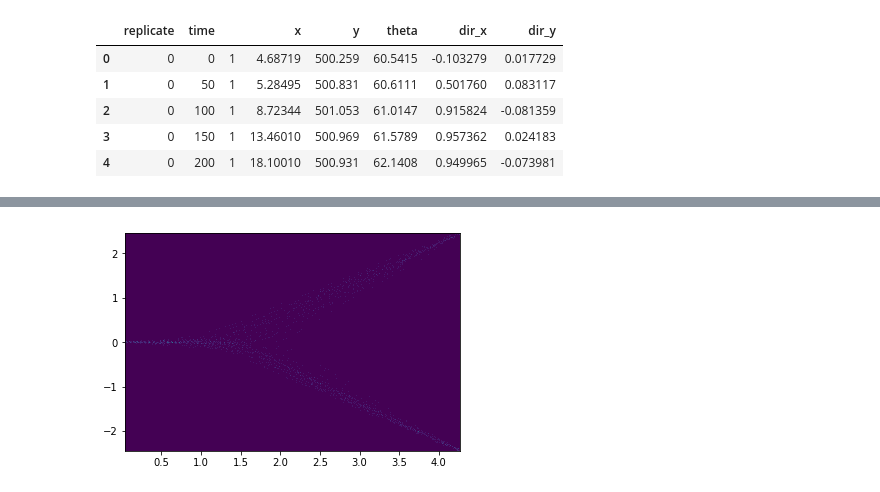
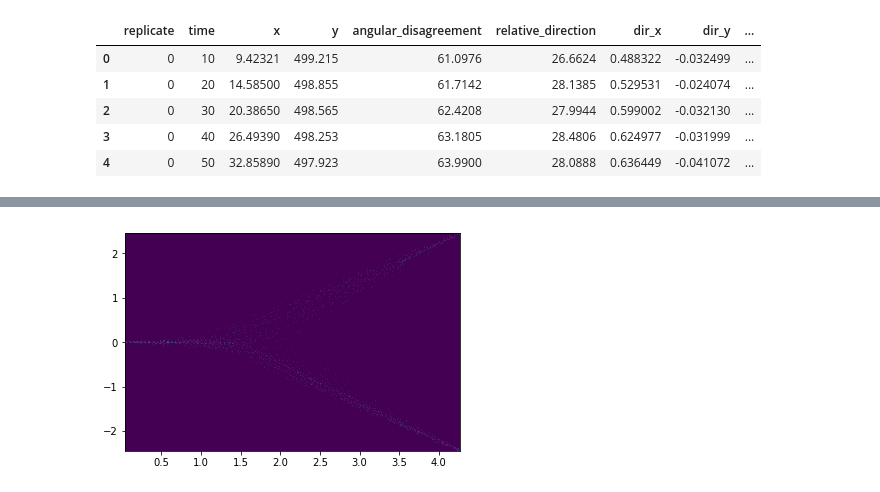
Before and after one commit to vivekhsridhar/decision_geometry, a Jupyter notebook: decision_geometry/output/bifurcation_plots.ipynb, the cells around one changed output, grey strips where cells are left out. Drawn from its saved outputs; the diff is of its cells as text; code cells hidden in the pictures.

```diff
--- a/decision_geometry/output/bifurcation_plots.ipynb
+++ b/decision_geometry/output/bifurcation_plots.ipynb
@@ -5,15 +5,15 @@ import pandas as pd
 import matplotlib.pyplot as plt
 # %%
 nPosts = 2    # spin model: nPosts=2/3 => total_agents = 6/60; temperature = 0.05/0.01;
-df = pd.read_csv("/Users/vivekhsridhar/Documents/Code/multi-choice_decision_geometry/multi-choice_decision_geometry/output/decision_geometry.csv")
+df = pd.read_csv("/Users/vivekhsridhar/Documents/Code/decision_geometry/decision_geometry/output/geometry.csv")
 df.head()
 # %% [output]
-|  | replicate | time |  | x | y | theta | dir_x | dir_y |
-| 0 | 0 | 0 | 1 | 4.68719 | 500.259 | 60.5415 | -0.103279 | 0.017729 |
-| 1 | 0 | 50 | 1 | 5.28495 | 500.831 | 60.6111 | 0.501760 | 0.083117 |
-| 2 | 0 | 100 | 1 | 8.72344 | 501.053 | 61.0147 | 0.915824 | -0.081359 |
-| 3 | 0 | 150 | 1 | 13.46010 | 500.969 | 61.5789 | 0.957362 | 0.024183 |
-| 4 | 0 | 200 | 1 | 18.10010 | 500.931 | 62.1408 | 0.949965 | -0.073981 |
+|  | replicate | time | x | y | angular_disagreement | relative_direction | dir_x | dir_y | ... |
+| 0 | 0 | 10 | 9.42321 | 499.215 | 61.0976 | 26.6624 | 0.488322 | -0.032499 | ... |
+| 1 | 0 | 20 | 14.58500 | 498.855 | 61.7142 | 28.1385 | 0.529531 | -0.024074 | ... |
+| 2 | 0 | 30 | 20.38650 | 498.565 | 62.4208 | 27.9944 | 0.599002 | -0.032130 | ... |
+| 3 | 0 | 40 | 26.49390 | 498.253 | 63.1805 | 28.4806 | 0.624977 | -0.031999 | ... |
+| 4 | 0 | 50 | 32.85890 | 497.923 | 63.9900 | 28.0888 | 0.636449 | -0.041072 | ... |
 # %%
 xs = df[' x'] / 100
 ys = (df[' y'] - 500) / 100
```
Also changed, not shown: parts of 1 cell of this notebook, 6 other files.
